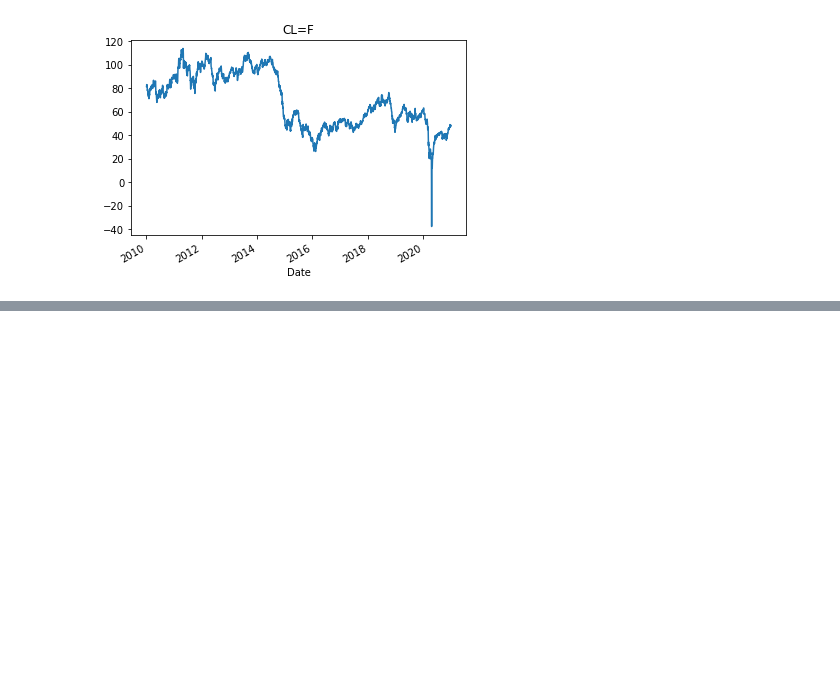
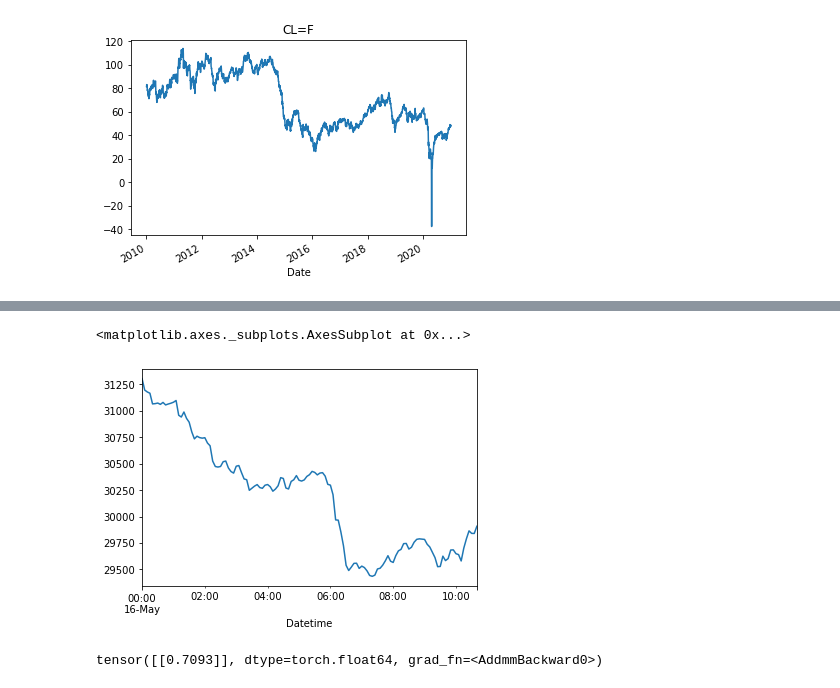
Before and after one commit to zsiga007/fBm, a Jupyter notebook: Finding H with NN regression/fbm.ipynb, the cells around one changed output, grey strips where cells are left out. Saved outputs shown, nothing was run; the diff lists cells and outputs as text; code cells hidden in the pictures; blank space fills up the shorter version.

```diff
--- a/Finding H with NN regression/fbm.ipynb
+++ b/Finding H with NN regression/fbm.ipynb
@@ -500,0 +567,10 @@ spy_df["Adj Close"][max_place:max_place+129].plot(title=market+' at its most mon
+# %%
+data['Open'][start:start+129].plot()
+# %% [output]
+<matplotlib.axes._subplots.AxesSubplot at 0x...>
+[figure, added]
+# %%
+diff = totensor(diff)
+model_simp(diff)
+# %% [output]
+tensor([[0.7093]], dtype=torch.float64, grad_fn=<AddmmBackward0>)
```
Also changed, not shown: parts of 19 cells of this notebook, 2 other files.
